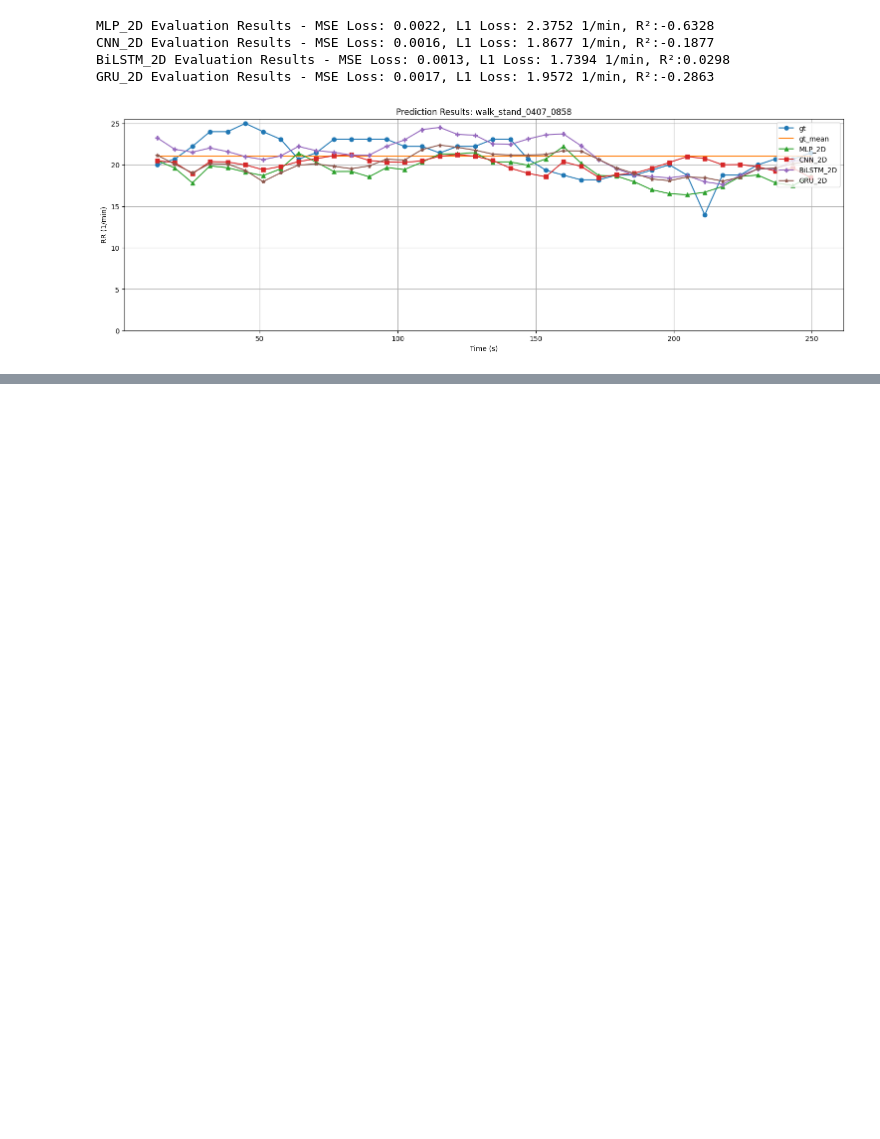
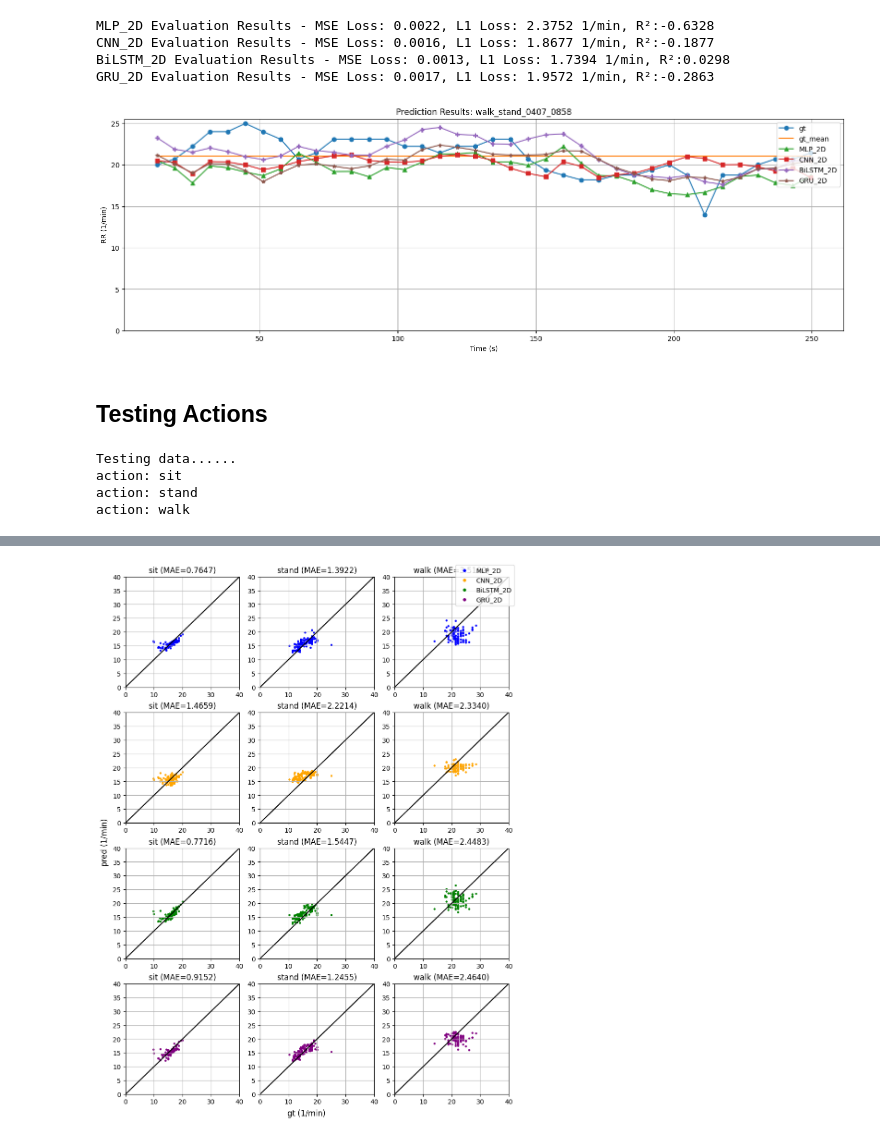
Before and after one commit to Yang-Yun-Yeh/RR-HR, a Jupyter notebook: learning_base_16_2P.ipynb, the cells around one changed output, grey strips where cells are left out. Saved outputs shown, nothing was run; the diff lists cells and outputs as text; code cells hidden in the pictures; blank space fills up the shorter version.

Commit message:
Add evaluate models by actions

```diff
--- a/learning_base_16_2P.ipynb
+++ b/learning_base_16_2P.ipynb
@@ -276,3 +273,42 @@ CNN_2D Evaluation Results - MSE Loss: 0.0016, L1 Loss: 1.8677 1/min, R²:-0.1877
 BiLSTM_2D Evaluation Results - MSE Loss: 0.0013, L1 Loss: 1.7394 1/min, R²:0.0298
 GRU_2D Evaluation Results - MSE Loss: 0.0017, L1 Loss: 1.9572 1/min, R²:-0.2863
 [figure]
+# %% [markdown]
+## Testing Actions
+# %%
+# Load dataset
+dataset_dir = "dataset/action"
+dataset_name = "2P_16_2D" # 2P_16_1D, 2P_16_2D
+pkl_test = pickle.load(open(os.path.join(dataset_dir, f'{dataset_name}_test.pkl'), 'rb'))
+input_test, gt_test = pkl_test['input'], pkl_test['gt']
+device = torch.device("cuda" if torch.cuda.is_available() else "cpu")
+
+first_key = next(iter(input_test))
+num_channels = input_test[first_key].shape[1]
+num_freq_bins = input_test[first_key].shape[2]
+num_time_steps = input_test[first_key].shape[3]
+
+print('Testing data......')
+for k, v in input_test.items():
+    print(f'action: {k}')
+    # print(f'input_test[{k}]:{input_test[k].shape}')
+    # print(f'gt_test[{k}]:{gt_test[k].shape}')
+# %% [output]
+Testing data......
+action: sit
+action: stand
+action: walk
+# %%
+# 2-D spectrogram
+models_name = ['MLP_2P_2D', 'CNN_2P_2D_2', '0417_BiLSTM_2P_2D_lr_0.001', '0417_GRU_2P_2D_lr_0.001']
+models = [MLP_out1(num_freq_bins, num_time_steps, num_channels=num_channels),
+          CNN_out1_2(num_channels=num_channels),
+          BiLSTM(num_freq_bins, num_time_steps, num_channels=num_channels),
+          GRU(num_freq_bins, num_time_steps, num_channels=num_channels)]
+
+for i in range(len(models_name)):
+    models[i].load_state_dict(torch.load(f'./models/{str(models_name[i])}.pt'))
+    device = torch.device("cuda" if torch.cuda.is_available() else "cpu")
+# %%
+evaluate_models_action(models, input_test, gt_test, models_name=["MLP_2D", "CNN_2D", "BiLSTM_2D", "GRU_2D"], device=device, visualize=True)
+# %% [output]
@@ -278,0 +334 @@ GRU_2D Evaluation Results - MSE Loss: 0.0017, L1 Loss: 1.9572 1/min, R²:-0.2863
+[figure, added]
```
Also changed, not shown: parts of 2 cells of this notebook, 8 other files.
